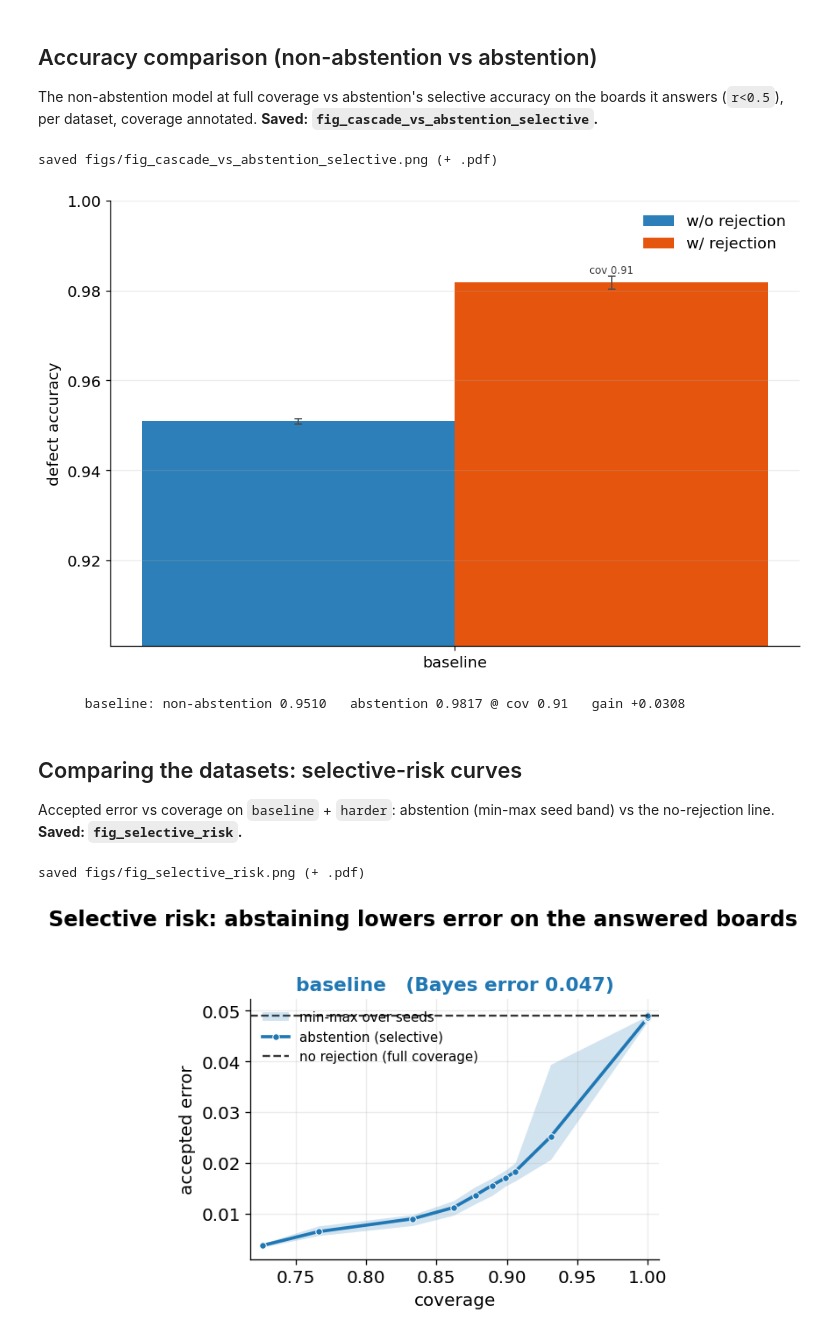
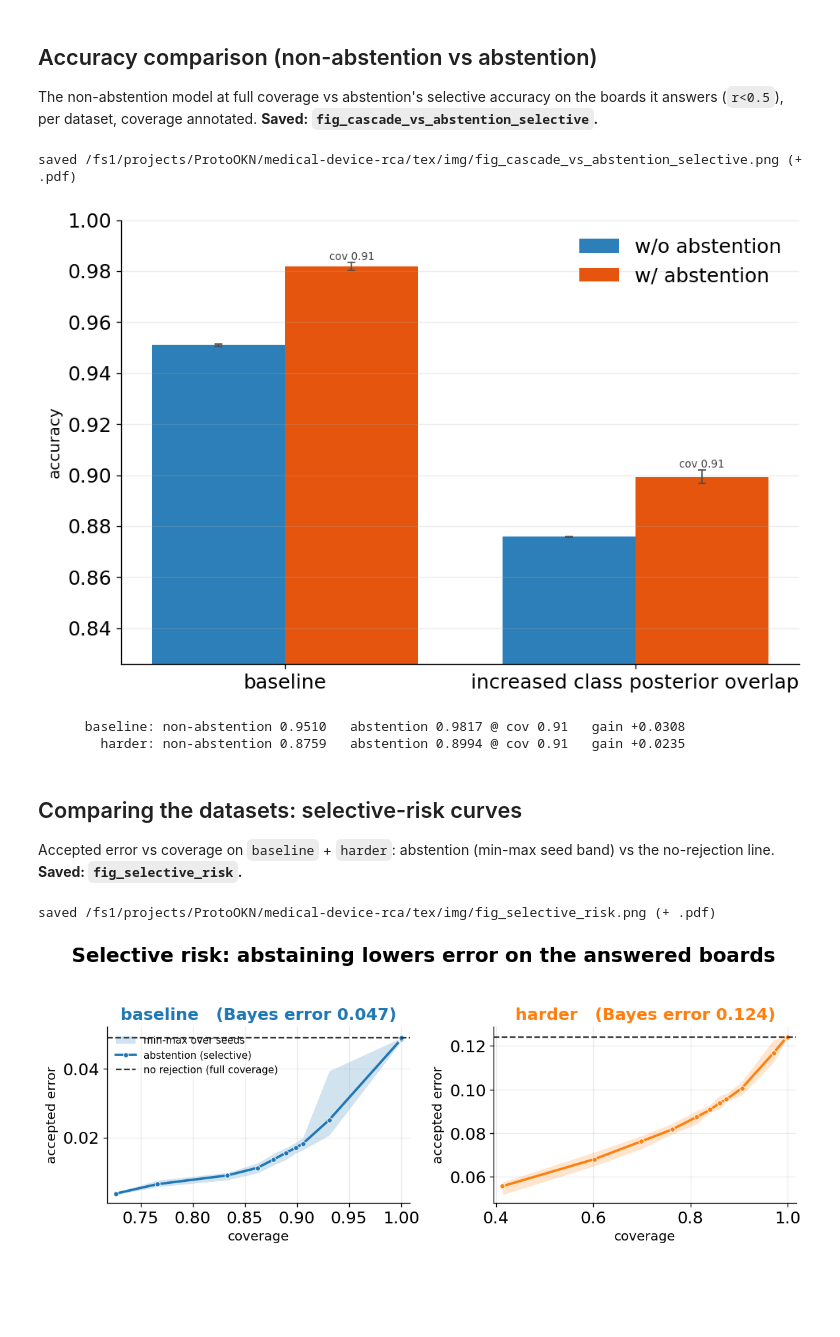
Before and after one commit to raham24/Epistemic-Uncertainty-Aware-Defect-Detection-for-Quality-Control-in-Medical-Device-Manufacturing, a Jupyter notebook: z_synthetic_analysis.ipynb, the cells around one changed output. Drawn from its saved outputs; the diff is of its cells as text; code cells hidden in the pictures; blank space fills up the shorter version.

```diff
--- a/z_synthetic_analysis.ipynb
+++ b/z_synthetic_analysis.ipynb
@@ -112,7 +112,7 @@ Shared paper style + a `save_fig` helper that writes `figs/fig_*.{png,pdf}`.
 # losses everywhere; horizontal layouts + zoomed axes so small differences are legible.
 plt.rcParams.update({
     "figure.dpi": 120, "savefig.dpi": 220, "savefig.bbox": "tight",
-    "font.size": 12, "axes.titlesize": 13, "axes.titleweight": "bold",
+    "font.size": 15, "axes.titlesize": 15, "axes.titleweight": "bold",
     "axes.labelsize": 12, "axes.spines.top": False, "axes.spines.right": False,
     "axes.grid": True, "grid.alpha": 0.25, "legend.frameon": False,
 })
@@ -131,7 +131,7 @@ def dscolor(d, i=0):
     return DSCOLORS.get(d, _TAB10(i % 10))
 
 
-FIGDIR = root / "figs"
+FIGDIR = root / "tex/img"
 FIGDIR.mkdir(exist_ok=True)
 
 
@@ -139,7 +139,7 @@ def save_fig(fig, name):
     """Write a paper copy (PNG + PDF) to figs/ and print the path."""
     for ext in ("png", "pdf"):
         fig.savefig(FIGDIR / f"{name}.{ext}")
-    print(f"saved figs/{name}.png (+ .pdf)")
+    print(f"saved {FIGDIR}/{name}.png (+ .pdf)")
 # %% [markdown]
 ## Why the hardest problem is harder (feature separability)
 
@@ -193,14 +193,14 @@ if csvs:
                 ov = float(np.minimum(hists["open_circuit"], hists["solder_bridging"]).sum())
             else:
                 ov = float("nan")
-            for lim in lims.get(f, []):
-                ax.axvline(lim, ls="--", color="k", lw=1, alpha=0.7)
-            ax.set_title(f"{f}\nopen/bridge overlap = {ov:.2f}", fontsize=10); ax.grid(alpha=0.2)
+            # for lim in lims.get(f, []):
+                # ax.axvline(lim, ls="--", color="k", lw=1, alpha=0.7)
+            ax.set_title(f"{f}".replace("_", " "), fontsize=15); ax.grid(alpha=0.2)
         for k in range(len(feats), nrow * ncol):
             axes[k // ncol][k % ncol].axis("off")
-        axes[0][0].legend(fontsize=9)
-        fig.suptitle(f"Feature values by defect class (density) -- {ds} (Bayes err {_berr(csvs[ds]):.3f})"
-                     "  --  low overlap = the class colors separate", fontweight="bold")
+        axes[0][0].legend(fontsize=15)
+        # fig.suptitle(f"Feature values by defect class (density) -- {ds} (Bayes err {_berr(csvs[ds]):.3f})"
+        #              "  --  low overlap = the class colors separate", fontweight="bold")
         fig.tight_layout(); save_fig(fig, f"fig_feature_separability_{ds}"); plt.show()
 
     hardest = max(csvs, key=lambda d: _berr(csvs[d]))
@@ -224,7 +224,7 @@ The selective-classification figure: coverage vs selective accuracy as the payof
 # o = 1 -> 4 traces the frontier. The star marks the non-abstention model at full coverage (it never
 # abstains). Points up-and-left of a star => abstaining buys accuracy on the boards
 # the model chooses to answer.
-RC_DATASETS = ["baseline", "increased posterior overlap", "imbalanced"]    # baseline + harder + imbalanced
+RC_DATASETS = ["baseline", "harder", "imbalanced"]    # baseline + harder + imbalanced
 pay = study("payoff"); core = study("core")
 if len(pay):
     sm = seed_mean(pay, ["dataset", "o"], ["coverage@0.5", "selective_acc@0.5"])
@@ -474,7 +474,7 @@ def _ms(frame, ds, col):
     return (float(v.mean()), float(v.std())) if len(v) else (np.nan, np.nan)
 
 
-BAR_DATASETS = ["baseline", "increased posterior overlap"]                              # paper datasets
+BAR_DATASETS = ["baseline", "harder"]                              # paper datasets
 sm = seed_mean(pay, ["dataset", "o"], ["coverage@0.5", "selective_acc@0.5"])
 rows = []
 for ds in BAR_DATASETS:
@@ -499,24 +499,28 @@ ab_m = [r[3] for r in rows]; ab_s = [r[4] for r in rows]; cov = [r[5] for r in r
 fig, ax = plt.subplots(figsize=(8.5, 5.5))
 ekw = dict(ecolor="0.3", capsize=3, elinewidth=1)
 ax.bar(x - w/2, na_m, w, yerr=na_s, color=COLORS["cascade"],
-       label="w/o rejection", error_kw=ekw)
+       label="w/o abstention", error_kw=ekw)
 ax.bar(x + w/2, ab_m, w, yerr=ab_s, color=COLORS["abstention"],
-       label="w/ rejection", error_kw=ekw)
+       label="w/ abstention", error_kw=ekw)
 for xi, m, s, c in zip(x + w/2, ab_m, ab_s, cov):                  # coverage label on abstention bars
     ax.annotate(f"cov {c:.2f}", (xi, m + (0 if np.isnan(s) else s)),
                 ha="center", va="bottom", fontsize=8, color="0.25")
 allv = [v for v in na_m + ab_m if not np.isnan(v)]
 ax.set_ylim(max(0.0, min(allv) - 0.05), 1.0)
 ax.set_xticks(x); ax.set_xticklabels(labels)
-ax.set_ylabel("defect accuracy")
+ax.set_ylabel("accuracy")
 # ax.set_title("Non-abstention vs abstention accuracy")
+# in x axis replace label harder with increased class posterior overlap
+ax.set_xticklabels(["baseline", "increased class posterior overlap"])
+
 ax.legend(loc="upper right"); ax.grid(axis="x", alpha=0)
 fig.tight_layout(); save_fig(fig, "fig_cascade_vs_abstention_selective"); plt.show()
 print("\n".join(f"{r[0]:>14}: non-abstention {r[1]:.4f}   abstention {r[3]:.4f} @ cov {r[5]:.2f}   gain {r[3]-r[1]:+.4f}" for r in rows))
 # %% [output]
-saved figs/fig_cascade_vs_abstention_selective.png (+ .pdf)
+saved /fs1/projects/ProtoOKN/medical-device-rca/tex/img/fig_cascade_vs_abstention_selective.png (+ .pdf)
-[figure, old version]
+[figure, new version]
       baseline: non-abstention 0.9510   abstention 0.9817 @ cov 0.91   gain +0.0308
+        harder: non-abstention 0.8759   abstention 0.8994 @ cov 0.91   gain +0.0235
 # %% [markdown]
 ## Comparing the datasets: selective-risk curves
 
@@ -528,36 +532,36 @@ Accepted error vs coverage on `baseline` + `harder`: abstention (min-max seed ba
 # agree number-for-number. Each panel is colored by its dataset (matching the frontier). Line =
 # seed mean; band = min..max over seeds; dashed line = non-abstention full-coverage error (the
 # curve meets it at coverage 1 and falls below it as coverage drops).
-RISK_DATASETS = ["baseline", "increased posterior overlap"]
+RISK_DATASETS = ["baseline", "harder"]
 pay = study("payoff"); core = study("core")
 if len(pay):
     order = [d for d in RISK_DATASETS if d in set(pay["dataset"])]
     fig, axes = plt.subplots(1, len(order), figsize=(5.0 * len(order), 3.9), squeeze=False)
     sm = seed_mean(pay, ["dataset", "o"], ["coverage@0.5", "selective_acc@0.5"])
     for k, ds in enumerate(order):
         ax = axes[0][k]; c = dscolor(ds, k)
         s = (sm[sm.dataset == ds].dropna(subset=["coverage@0.5", "selective_acc@0.5"])
              .sort_values("coverage@0.5"))
         band = (pay[pay.dataset == ds].dropna(subset=["coverage@0.5", "selective_acc@0.5"])
                 .groupby("o").agg(cov=("coverage@0.5", "mean"),
                                   amax=("selective_acc@0.5", "max"),
                                   amin=("selective_acc@0.5", "min")).sort_values("cov"))
         ax.fill_between(band["cov"], 1 - band["amax"], 1 - band["amin"],
                         color=c, alpha=0.20, lw=0, label="min-max over seeds")
         ax.plot(s["coverage@0.5"], 1 - s["selective_acc@0.5"], "-o", ms=4.5, lw=2.2, color=c,
                 markeredgecolor="white", markeredgewidth=0.6, label="abstention (selective)")
         na = core[(core.dataset == ds) & (core.loss == "cascade")]["defect_acc"].mean()
         ax.axhline(1 - na, color=COLORS["bayes"], ls="--", lw=1.4, label="no rejection (full coverage)")
         bayes = 1 - core[core.dataset == ds]["bayes"].mean()
         ax.set_title(f"{ds}   (Bayes error {bayes:.3f})", color=c)
         ax.set_xlabel("coverage"); ax.set_ylabel("accepted error")
         ax.margins(x=0.03); ax.grid(alpha=0.25)
     axes[0][0].legend(loc="upper left", fontsize=9)
     fig.suptitle("Selective risk: abstaining lowers error on the answered boards",
                  fontweight="bold", y=1.02)
     fig.tight_layout(); save_fig(fig, "fig_selective_risk"); plt.show()
 else:
     print("no payoff-study runs with metrics yet")
 # %% [output]
-saved figs/fig_selective_risk.png (+ .pdf)
+saved /fs1/projects/ProtoOKN/medical-device-rca/tex/img/fig_selective_risk.png (+ .pdf)
-[figure, old version]
+[figure, new version]
```
Also changed, not shown: parts of 3 cells of this notebook, 12 other files.
